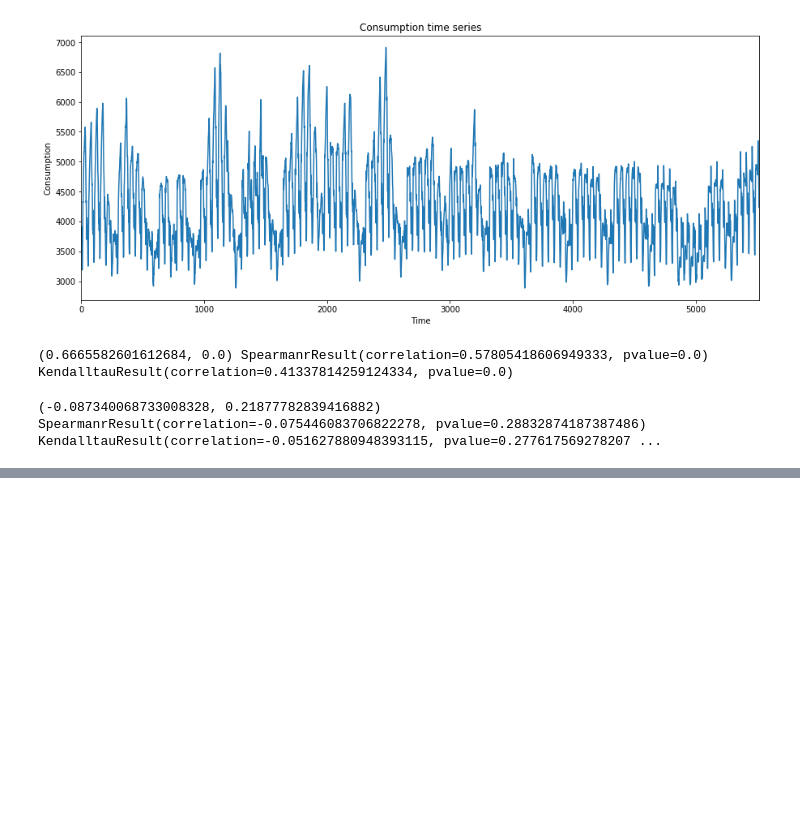
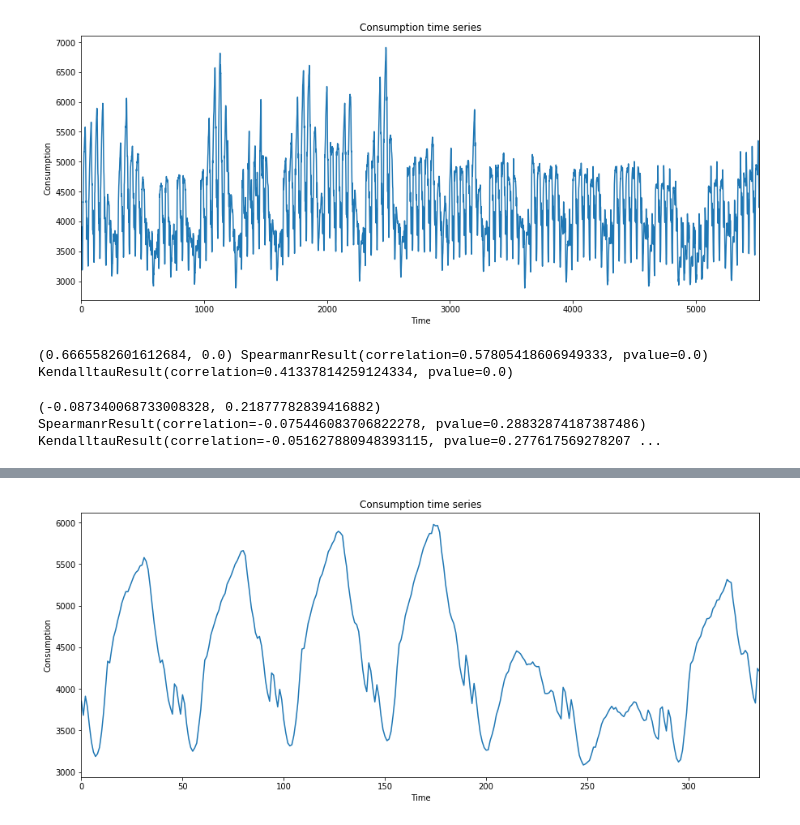
Before and after one commit to svinkapeppa/stochastic, a Jupyter notebook: lab_8/8.23.ipynb, the cells around one changed output, grey strips where cells are left out. Saved outputs shown, nothing was run; the diff lists cells and outputs as text; code cells hidden in the pictures; blank space fills up the shorter version.

```diff
--- a/lab_8/8.23.ipynb
+++ b/lab_8/8.23.ipynb
@@ -58,0 +90,10 @@ print(sps.pearsonr(sub_t, sub_c), sps.spearmanr(sub_t, sub_c), sps.kendalltau(su
+# %%
+c = train['Consumption']
+c.plot(figsize=(15, 6))
+
+plt.title('Consumption time series')
+plt.xlabel('Time')
+plt.ylabel('Consumption')
+plt.show()
+# %% [output]
+[figure, added]
```
Also changed, not shown: parts of 10 cells of this notebook.
